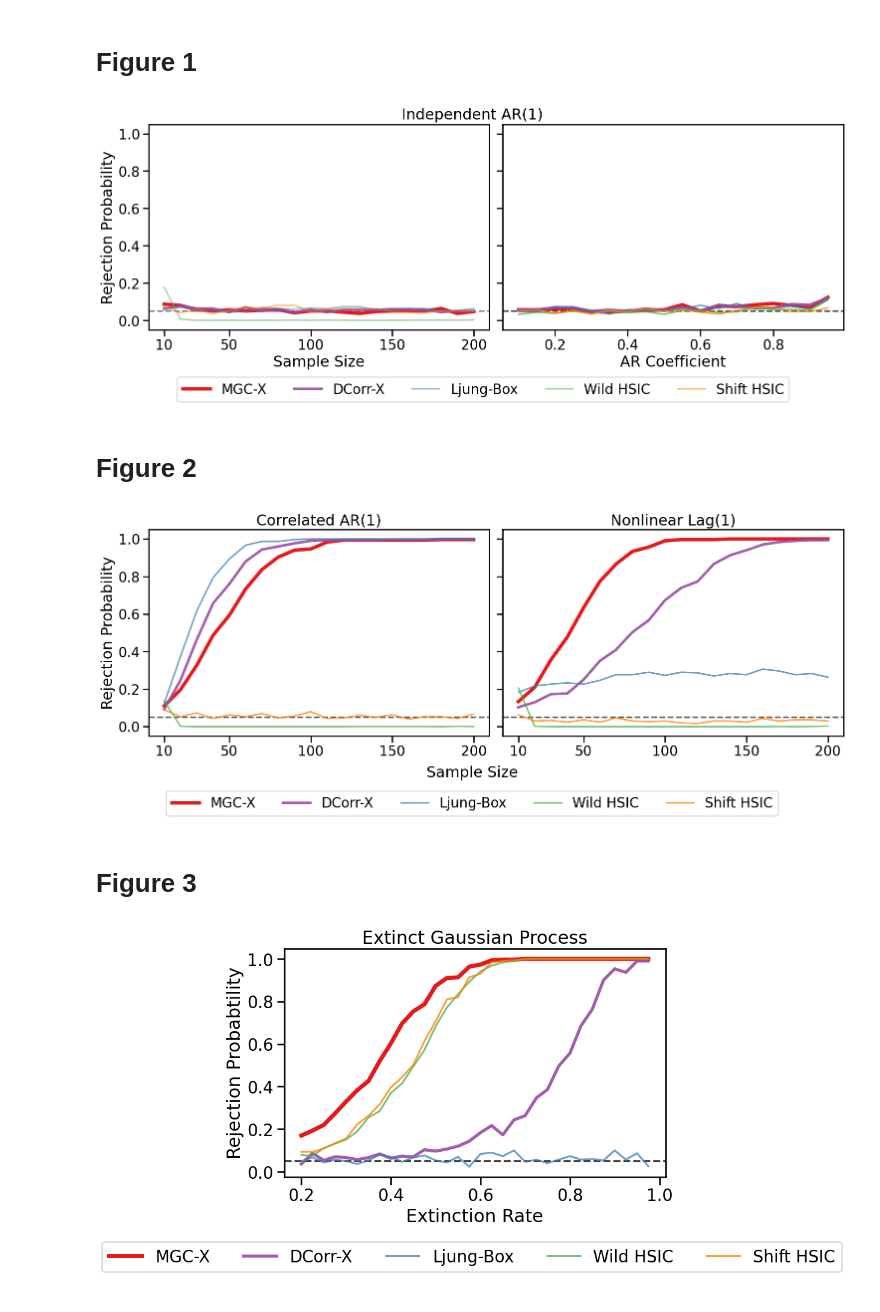
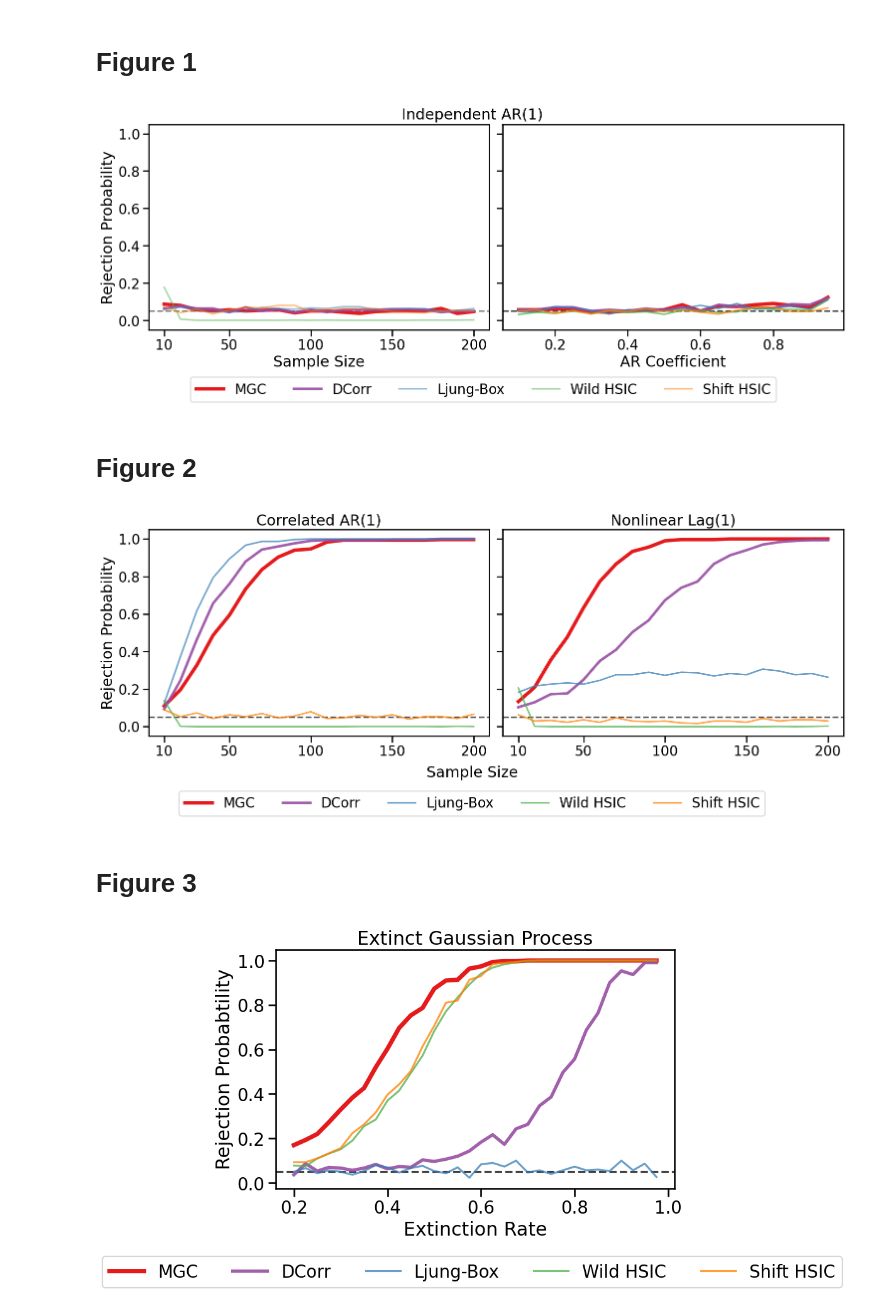
Before and after one commit to neurodata/mgcx, a Jupyter notebook: generate_plot.ipynb, the cells around one changed output. Cells and saved outputs as stored; diff of their text form; code cells hidden in the pictures.

```diff
--- a/generate_plot.ipynb
+++ b/generate_plot.ipynb
@@ -172,7 +172,7 @@ handles, labels = ax[0].get_legend_handles_labels()
 
 legend = fig.legend(
     handles[:],
-    ['MGC-X', 'DCorr-X', 'Ljung-Box', 'Wild HSIC', 'Shift HSIC'],
+    ['MGC', 'DCorr', 'Ljung-Box', 'Wild HSIC', 'Shift HSIC'],
     ncol = 7,
     loc='lower center',
     bbox_to_anchor=(.515, -0.15),
@@ -182,7 +182,7 @@ legend = fig.legend(
 fig.savefig("figure1.png", dpi=300, bbox_inches='tight')
 fig.savefig("figure1.pdf", dpi=300, bbox_inches='tight')
 # %% [output]
-[figure, old version]
+[figure, new version]
 # %% [markdown]
 # Figure 2
 # %%
@@ -236,7 +236,7 @@ fig.text(0.5, -0.05, "Sample Size", va='center', ha='center')
 handles, labels = ax[0].get_legend_handles_labels()
 legend = fig.legend(
     handles[:],
-    ['MGC-X', 'DCorr-X', 'Ljung-Box', 'Wild HSIC', 'Shift HSIC'],
+    ['MGC', 'DCorr', 'Ljung-Box', 'Wild HSIC', 'Shift HSIC'],
     ncol = 7,
     loc='lower center',
     bbox_to_anchor=(.5, -0.25),
@@ -246,7 +246,7 @@ legend = fig.legend(
 fig.savefig("figure2.png", dpi=300, bbox_inches='tight')
 fig.savefig("figure2.pdf", dpi=300, bbox_inches='tight')
 # %% [output]
-[figure, old version]
+[figure, new version]
 # %% [markdown]
 # Figure 3
 # %%
@@ -271,32 +271,32 @@ for line in ax.get_lines():
         line.set_linewidth(5)
         line.set_alpha(1)
     elif line.get_c() == "#984ea3":
         line.set_linewidth(3.75)
         line.set_alpha(0.9)
     else:
         line.set_alpha(0.75)
 
 # Deal with legends
 handles, labels = ax.get_legend_handles_labels()
 
 # legend = fig.legend(
 #     handles[1:],
 #     ['MGC-X', 'DCorr-X', 'Ljung-BoX', 'Wild HSIC(1)', 'Wild HSIC(2)', 'Shift HSIC'],
 #     ncol = 1,
 #     loc='right',
 #     bbox_to_anchor=(1.4, .5),
 #     bbox_transform=plt.gcf().transFigure
 # )
 legend = fig.legend(
     handles[:],
-    ['MGC-X', 'DCorr-X', 'Ljung-Box', 'Wild HSIC', 'Shift HSIC'],
+    ['MGC', 'DCorr', 'Ljung-Box', 'Wild HSIC', 'Shift HSIC'],
     ncol = 7,
     loc='lower center',
     bbox_to_anchor=(.55, -0.175),
     bbox_transform=plt.gcf().transFigure
 )
 
 fig.savefig("figure3.png", dpi=300, bbox_inches='tight')
 fig.savefig("figure3.pdf", dpi=300, bbox_inches='tight')
 # %% [output]
-[figure, old version]
+[figure, new version]
```
Also changed, not shown: 6 other files.
